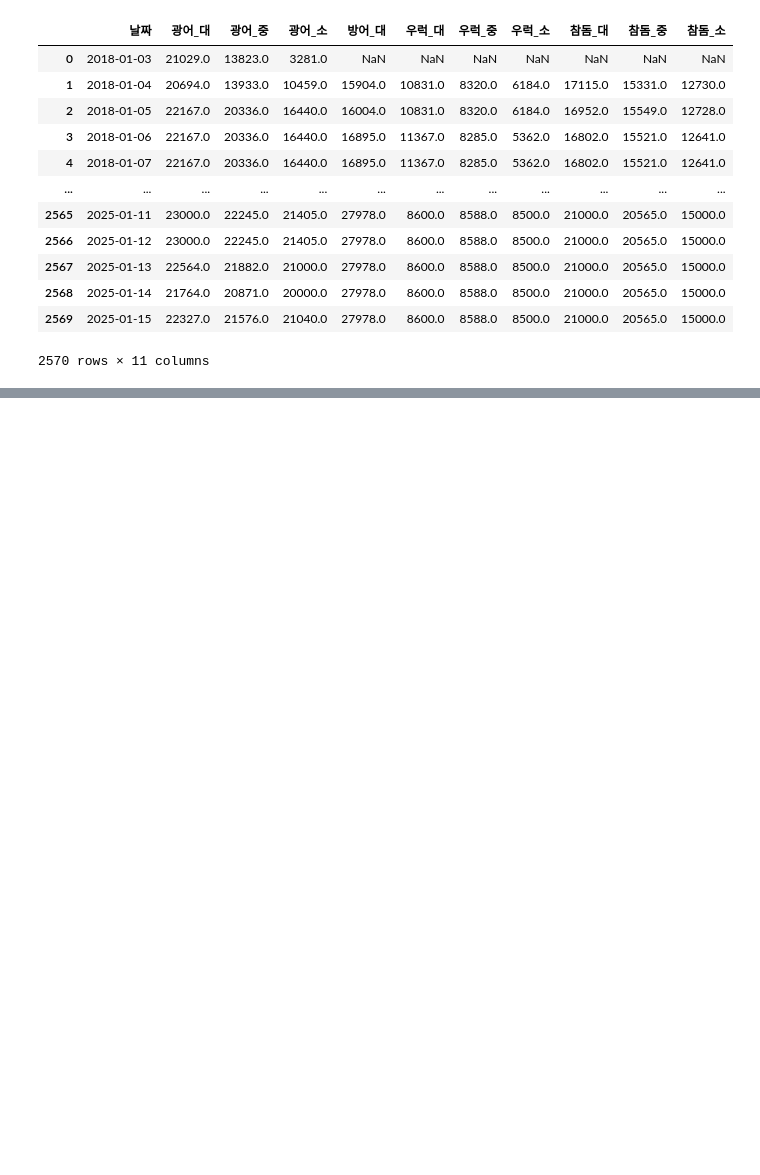
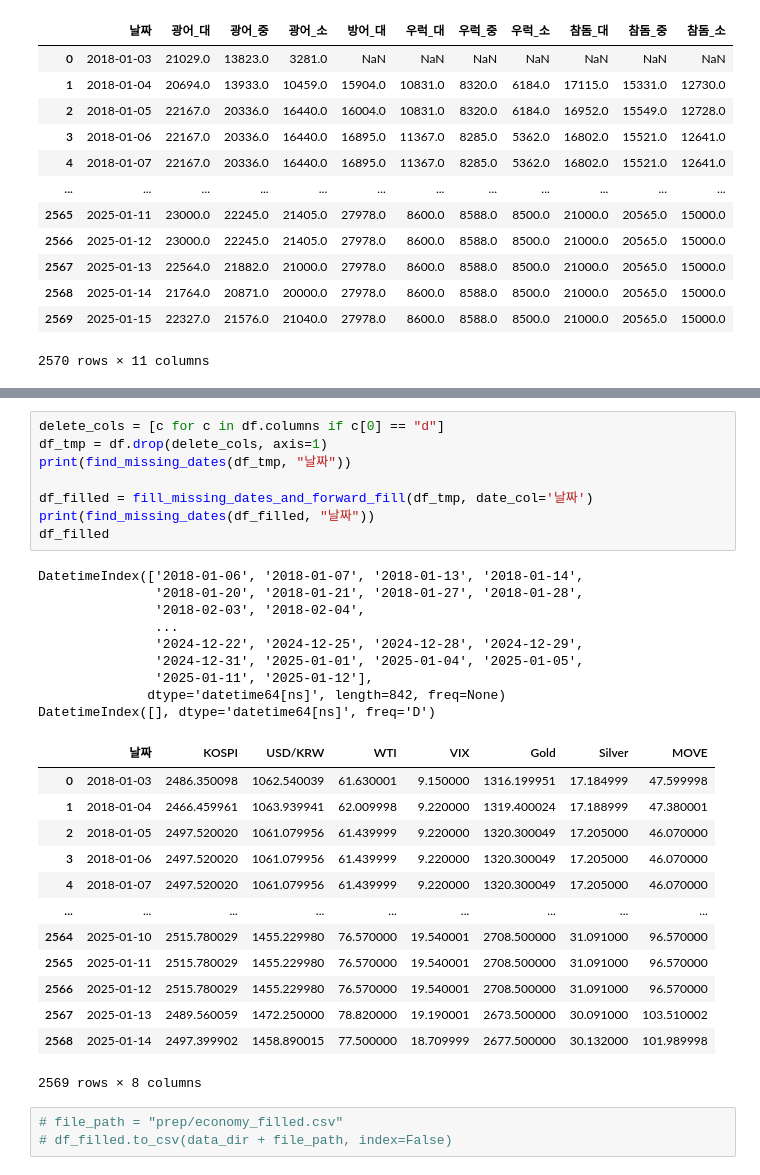
Before and after one commit to vhf1030/Pisces, a Jupyter notebook: data/data_prep.ipynb, the cells around one changed output, grey strips where cells are left out. Drawn from its saved outputs; the diff is of its cells as text; blank space fills up the shorter version.

```diff
--- a/data/data_prep.ipynb
+++ b/data/data_prep.ipynb
@@ -262,0 +283,34 @@ df_filled.to_csv(data_dir + file_path, index=False)
+# %%
+delete_cols = [c for c in df.columns if c[0] == "d"]
+df_tmp = df.drop(delete_cols, axis=1)
+print(find_missing_dates(df_tmp, "날짜"))
+
+df_filled = fill_missing_dates_and_forward_fill(df_tmp, date_col='날짜')
+print(find_missing_dates(df_filled, "날짜"))
+df_filled
+# %% [output]
+DatetimeIndex(['2018-01-06', '2018-01-07', '2018-01-13', '2018-01-14',
+               '2018-01-20', '2018-01-21', '2018-01-27', '2018-01-28',
+               '2018-02-03', '2018-02-04',
+               ...
+               '2024-12-22', '2024-12-25', '2024-12-28', '2024-12-29',
+               '2024-12-31', '2025-01-01', '2025-01-04', '2025-01-05',
+               '2025-01-11', '2025-01-12'],
+              dtype='datetime64[ns]', length=842, freq=None)
+DatetimeIndex([], dtype='datetime64[ns]', freq='D')
+|  | 날짜 | KOSPI | USD/KRW | WTI | VIX | Gold | Silver | MOVE |
+| 0 | 2018-01-03 | 2486.350098 | 1062.540039 | 61.630001 | 9.150000 | 1316.199951 | 17.184999 | 47.599998 |
+| 1 | 2018-01-04 | 2466.459961 | 1063.939941 | 62.009998 | 9.220000 | 1319.400024 | 17.188999 | 47.380001 |
+| 2 | 2018-01-05 | 2497.520020 | 1061.079956 | 61.439999 | 9.220000 | 1320.300049 | 17.205000 | 46.070000 |
+| 3 | 2018-01-06 | 2497.520020 | 1061.079956 | 61.439999 | 9.220000 | 1320.300049 | 17.205000 | 46.070000 |
+| 4 | 2018-01-07 | 2497.520020 | 1061.079956 | 61.439999 | 9.220000 | 1320.300049 | 17.205000 | 46.070000 |
+| ... | ... | ... | ... | ... | ... | ... | ... | ... |
+| 2564 | 2025-01-10 | 2515.780029 | 1455.229980 | 76.570000 | 19.540001 | 2708.500000 | 31.091000 | 96.570000 |
+| 2565 | 2025-01-11 | 2515.780029 | 1455.229980 | 76.570000 | 19.540001 | 2708.500000 | 31.091000 | 96.570000 |
+| 2566 | 2025-01-12 | 2515.780029 | 1455.229980 | 76.570000 | 19.540001 | 2708.500000 | 31.091000 | 96.570000 |
+| 2567 | 2025-01-13 | 2489.560059 | 1472.250000 | 78.820000 | 19.190001 | 2673.500000 | 30.091000 | 103.510002 |
+| 2568 | 2025-01-14 | 2497.399902 | 1458.890015 | 77.500000 | 18.709999 | 2677.500000 | 30.132000 | 101.989998 |
+2569 rows × 8 columns
+# %%
+# file_path = "prep/economy_filled.csv"
+# df_filled.to_csv(data_dir + file_path, index=False)
```
Also changed, not shown: parts of 6 cells of this notebook, 8 other files.
